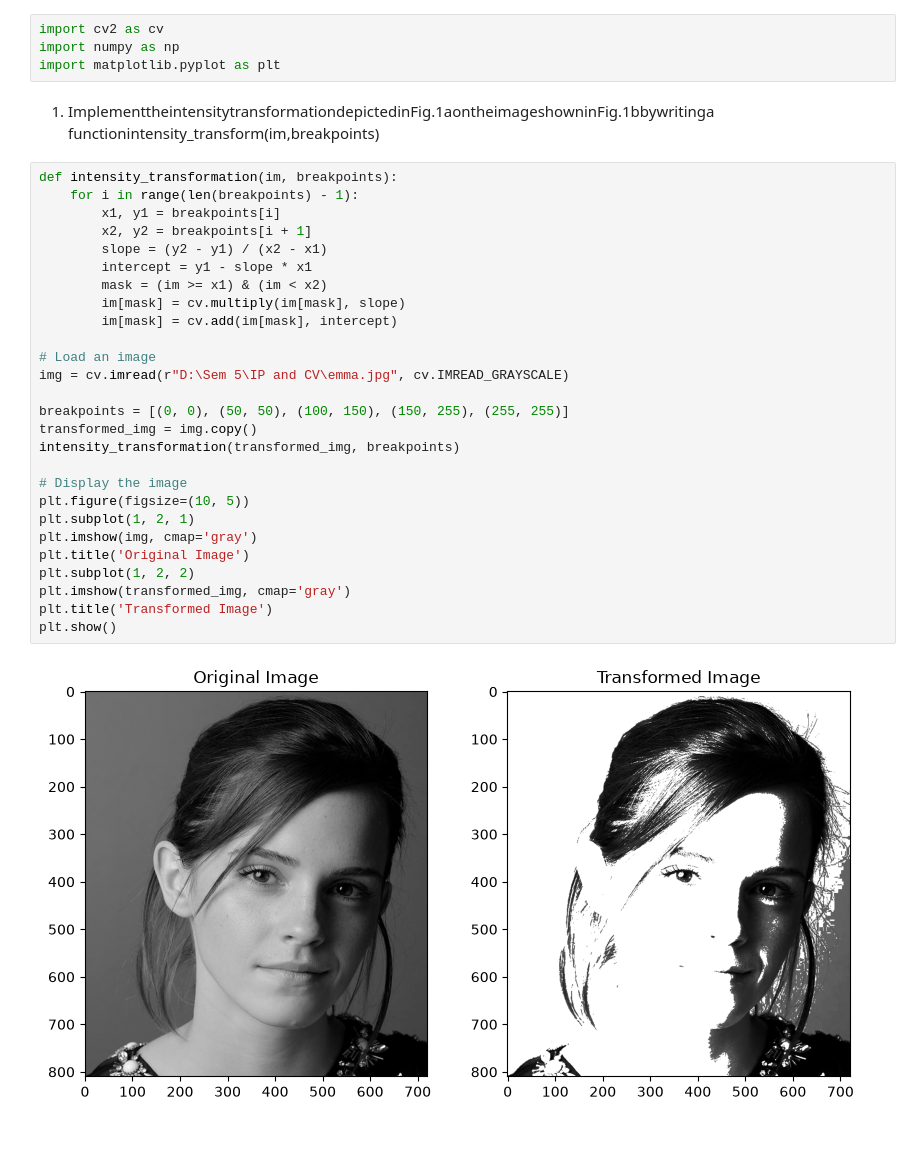
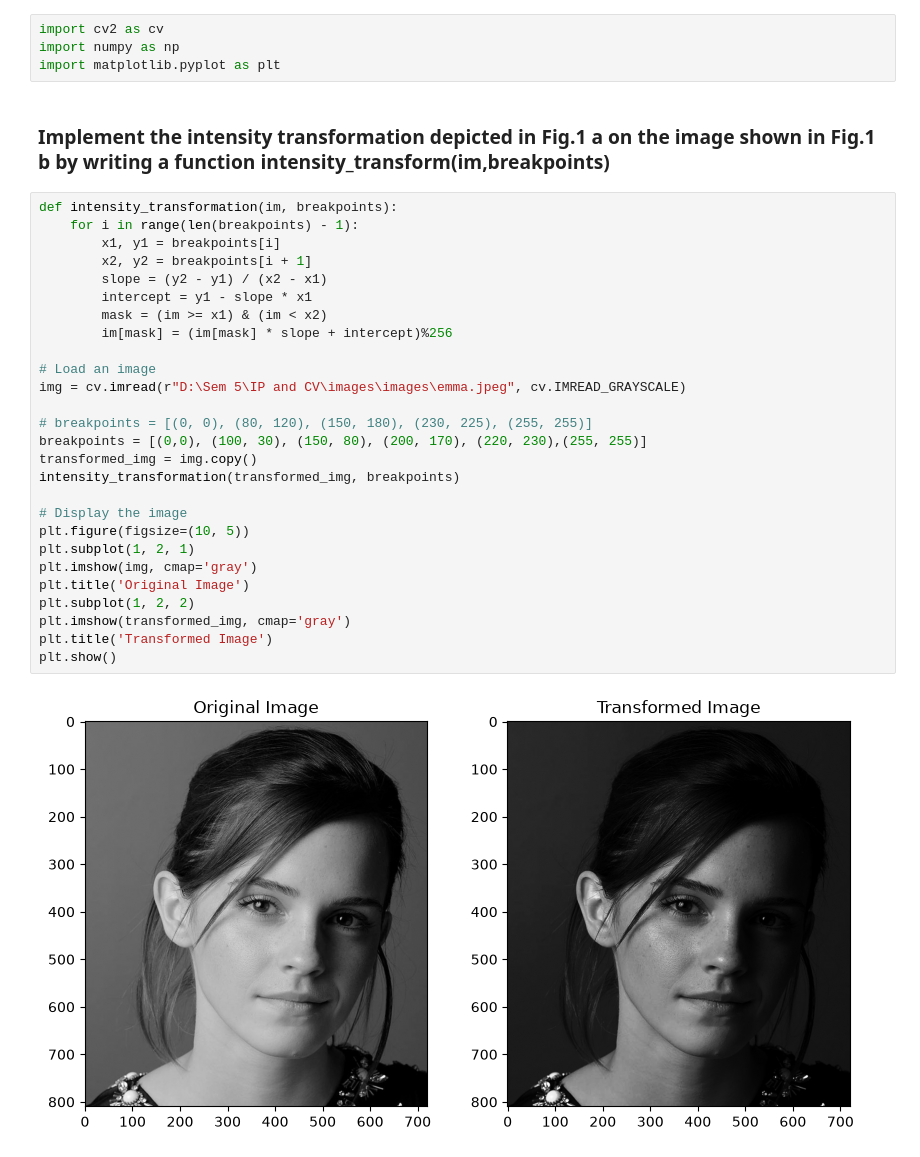
Before and after one commit to Thejake22/Intensity-Transformations-and-Neighborhood-Filtering, a Jupyter notebook: assignment.ipynb, the cells around one changed output. Drawn from its saved outputs; the diff is of its cells as text.

```diff
--- a/assignment.ipynb
+++ b/assignment.ipynb
@@ -10,34 +10,33 @@ import cv2 as cv
 import numpy as np
 import matplotlib.pyplot as plt
 # %% [markdown]
-1. ImplementtheintensitytransformationdepictedinFig.1aontheimageshowninFig.1bbywritinga
-functionintensity_transform(im,breakpoints)
+### Implement the intensity transformation depicted in Fig.1 a on the image shown in Fig.1 b by writing a function intensity_transform(im,breakpoints)
 # %%
 def intensity_transformation(im, breakpoints):
     for i in range(len(breakpoints) - 1):
         x1, y1 = breakpoints[i]
         x2, y2 = breakpoints[i + 1]
         slope = (y2 - y1) / (x2 - x1)
         intercept = y1 - slope * x1
         mask = (im >= x1) & (im < x2)
-        im[mask] = cv.multiply(im[mask], slope)
-        im[mask] = cv.add(im[mask], intercept)
+        im[mask] = (im[mask] * slope + intercept)%256
 
 # Load an image
-img = cv.imread(r"D:\Sem 5\IP and CV\emma.jpg", cv.IMREAD_GRAYSCALE)
+img = cv.imread(r"D:\Sem 5\IP and CV\images\images\emma.jpeg", cv.IMREAD_GRAYSCALE)
 
-breakpoints = [(0, 0), (50, 50), (100, 150), (150, 255), (255, 255)]
+# breakpoints = [(0, 0), (80, 120), (150, 180), (230, 225), (255, 255)]
+breakpoints = [(0,0), (100, 30), (150, 80), (200, 170), (220, 230),(255, 255)]
 transformed_img = img.copy()
 intensity_transformation(transformed_img, breakpoints)
 
 # Display the image
 plt.figure(figsize=(10, 5))
 plt.subplot(1, 2, 1)
 plt.imshow(img, cmap='gray')
 plt.title('Original Image')
 plt.subplot(1, 2, 2)
 plt.imshow(transformed_img, cmap='gray')
 plt.title('Transformed Image')
 plt.show()
 # %% [output]
-[figure, old version]
+[figure, new version]
```
Also changed, not shown: parts of 7 cells of this notebook.
